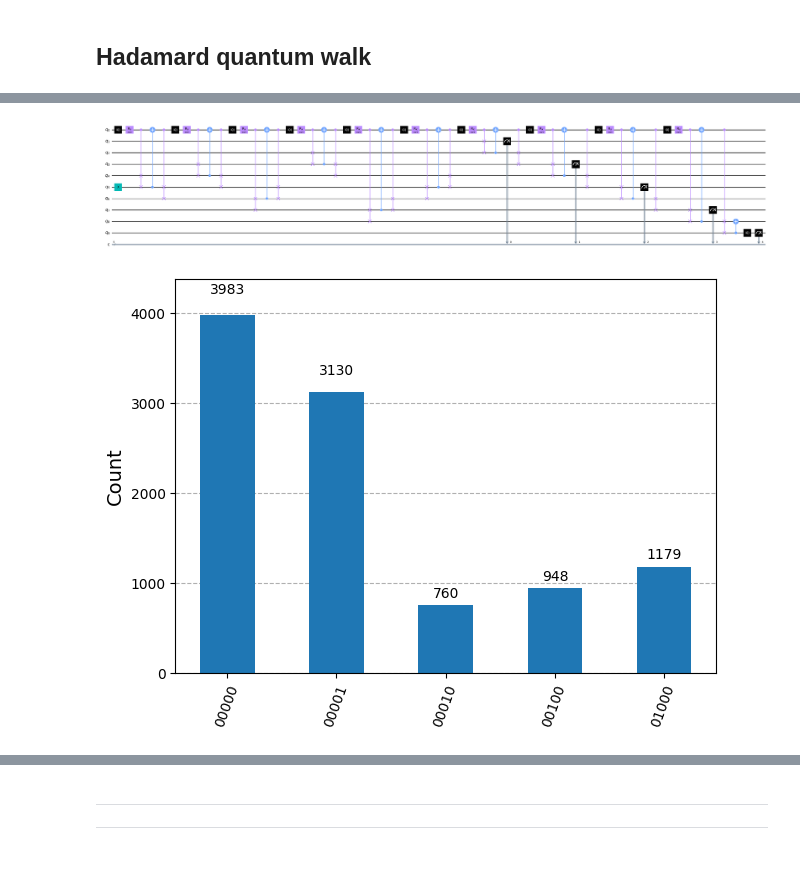
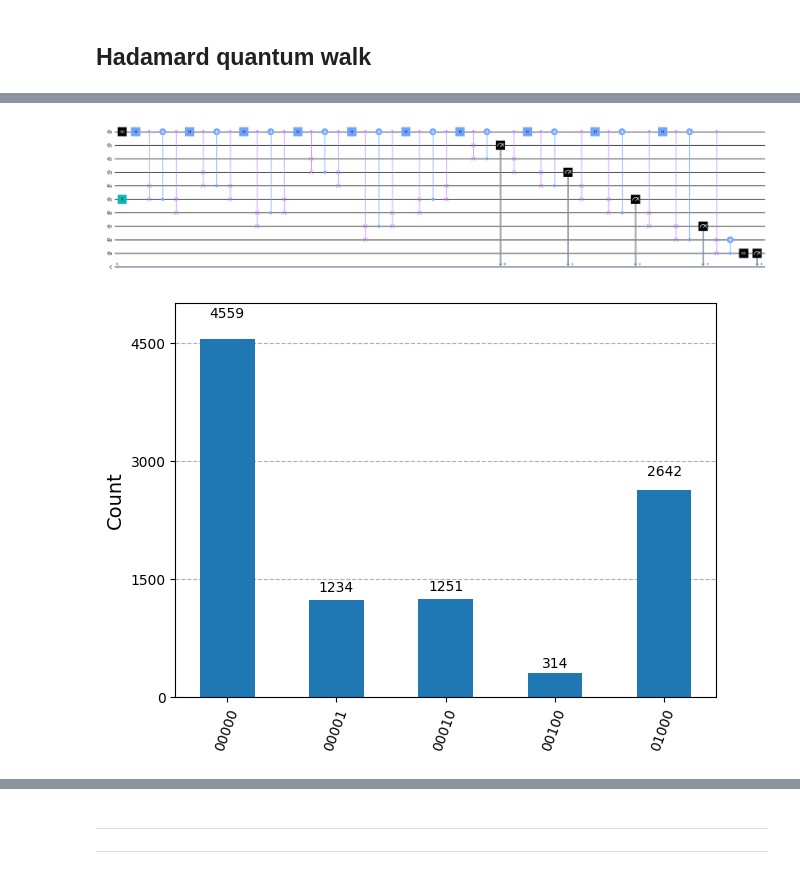
Before and after one commit to virajd98/Q-Plinkers, a Jupyter notebook: Final Notebooks/Generalized_Galton_Board.ipynb, the cells around one changed output, grey strips where cells are left out. Drawn from its saved outputs; the diff is of its cells as text; code cells hidden in the pictures.

```diff
--- a/Generalized_Galton_Board.ipynb
+++ b/Final Notebooks/Generalized_Galton_Board.ipynb
@@ -767,21 +767,21 @@ theta= np.pi/3
 
 
 qc.x(q[3])
-# qc.h(q[0])
-qc.rx(theta, q[0])
+qc.h(q[0])
 qc.cswap(q[0], q[2], q[3])
 qc.cx(q[3], q[0])
 qc.cswap(q[0], q[3], q[4])
 
-qc.reset(q[0])
-# qc.h(q[0])
-qc.rx(theta, q[0])
+# qc.reset(q[0])
+qc.h(q[0])
+# qc.rx(theta, q[0])
 qc.cswap(q[0], q[1], q[2])
 qc.cx(q[2], q[0])
 qc.cswap(q[0], q[2], q[3])
 # qc.cx(q[3], q[0])
-qc.reset(q[0])
-qc.rx(theta, q[0])
+# qc.reset(q[0])
+# qc.rx(theta, q[0])
+qc.h(q[0])
 qc.cswap(q[0], q[3], q[4])
 qc.cx(q[4], q[0])
 qc.cswap(q[0], q[4], q[5])
@@ -814,76 +814,76 @@ theta = 2*np.pi/3
 
 qc.reset(q[0])
 qc.x(q[5])
-qc.rx(theta, q[0])
+qc.h(q[0])
 qc.cswap(q[0], q[4], q[5])
 qc.cx(q[5], q[0])
 qc.cswap(q[0], q[5], q[6])
 
-qc.reset(q[0])
-qc.rx(theta, q[0])
+# qc.reset(q[0])
+qc.h(q[0])
 qc.cswap(q[0], q[3], q[4])
 qc.cx(q[4], q[0])
 qc.cswap(q[0], q[4], q[5])
 # qc.cx(q[5], q[0])
-qc.reset(q[0])
-qc.rx(theta, q[0])
+# qc.reset(q[0])
+qc.h(q[0])
 qc.cswap(q[0], q[6], q[7])
 qc.cx(q[6], q[0])
 qc.cswap(q[0], q[5], q[6])
 
-qc.reset(q[0])
-qc.rx(theta, q[0])
+# qc.reset(q[0])
+qc.h(q[0])
 qc.cswap(q[0], q[2], q[3])
 qc.cx(q[3], q[0])
 qc.cswap(q[0], q[3], q[4])
-qc.reset(q[0])
-qc.rx(theta, q[0])
+# qc.reset(q[0])
+qc.h(q[0])
 qc.cswap(q[0], q[7], q[8])
 qc.cx(q[7], q[0])
 qc.cswap(q[0], q[6], q[7])
-qc.reset(q[0])
-qc.rx(theta, q[0])
+# qc.reset(q[0])
+qc.h(q[0])
 qc.cswap(q[0],q[5],q[6])
 qc.cx(q[5],q[0])
 qc.cswap(q[0],q[4],q[5])
 
-qc.reset(q[0])
-qc.rx(theta, q[0])
+# qc.reset(q[0])
+qc.h(q[0])
 qc.cswap(q[0], q[1], q[2])
 qc.cx(q[2], q[0])
 qc.cswap(q[0], q[2], q[3])
-qc.reset(q[0])
-qc.rx(theta, q[0])
+# qc.reset(q[0])
+qc.h(q[0])
 qc.cswap(q[0], q[3], q[4])
 qc.cx(q[4], q[0])
 qc.cswap(q[0], q[4], q[5])
-qc.reset(q[0])
-qc.rx(theta, q[0])
+# qc.reset(q[0])
+qc.h(q[0])
 qc.cswap(q[0], q[5], q[6])
 qc.cx(q[6], q[0])
 qc.cswap(q[0], q[6], q[7])
-qc.reset(q[0])
-qc.rx(theta, q[0])
+# qc.reset(q[0])
+qc.h(q[0])
 qc.cswap(q[0], q[7], q[8])
 qc.cx(q[8], q[0])
 qc.cswap(q[0], q[8], q[9])
 
 qc.cx(q[9], q[8])
 qc.reset(q[9])
 
 for i in range(0, 5):
     qc.measure(q[2*i+1], c[i])
 
 qc.draw(output='mpl', style='clifford', fold=-1)
 plt.show()
 
 backend = AerSimulator()
 compiled = transpile(qc, backend)
 job = backend.run(compiled, shots=1e4)
 counts = job.result().get_counts()
 
 plot_histogram(counts)
 plt.show()
 # %% [output]
-[figure, old version]
+[figure, new version]
-[figure, old version]
+[figure, new version]
```
Also changed, not shown: parts of 2 cells of this notebook, 6 other files.
